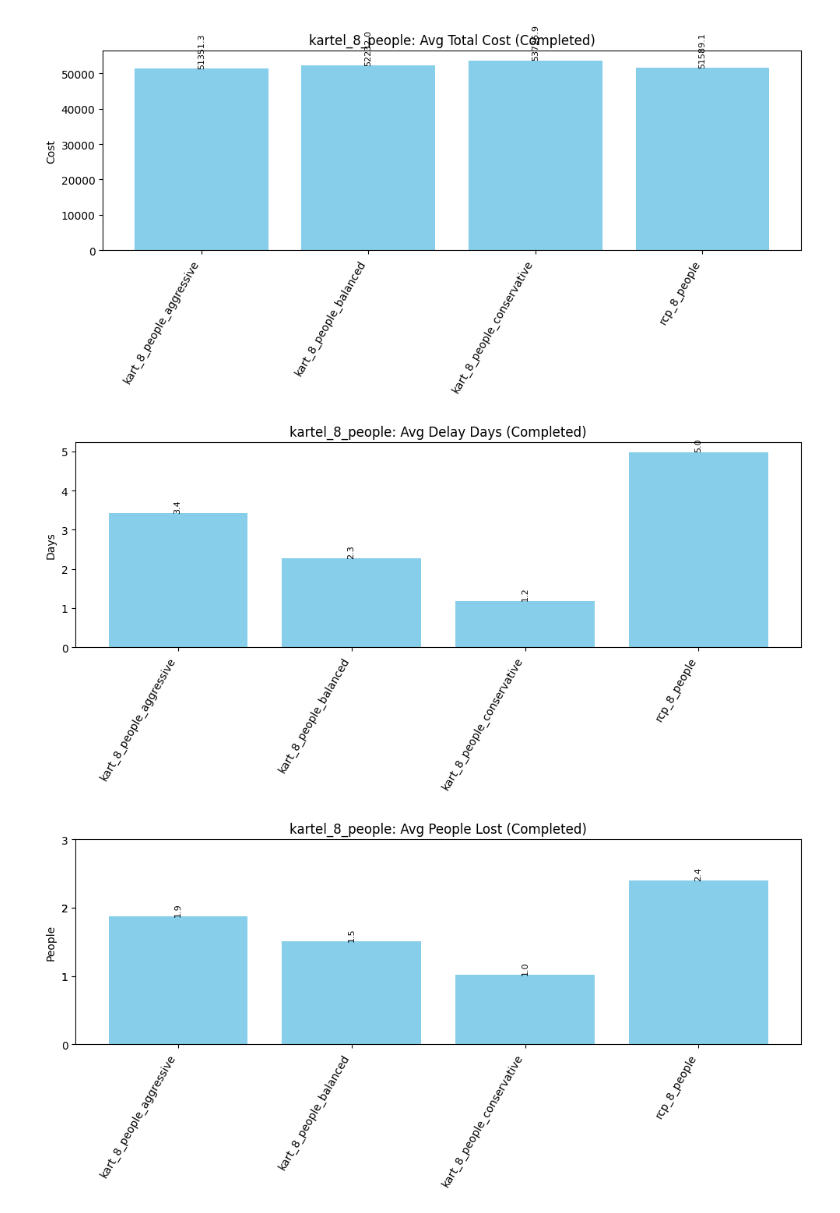
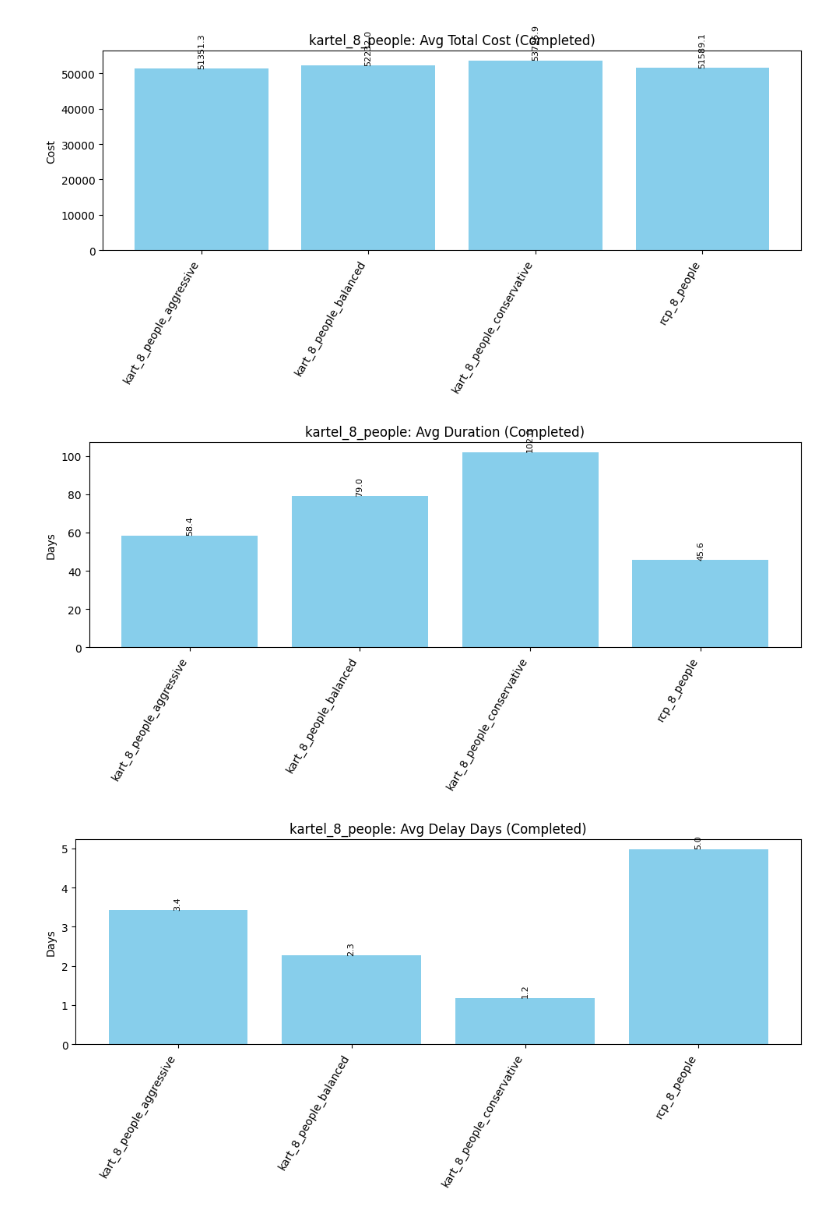
Before and after one commit to co-byte/project-management, a Jupyter notebook: Website/app/Untitled.ipynb, the cells around one changed output. Saved outputs shown, nothing was run; the diff lists cells and outputs as text; code cells hidden in the pictures.

Commit message:
chore: adds graphs of average project duration

```diff
--- a/Website/app/Untitled.ipynb
+++ b/Website/app/Untitled.ipynb
@@ -92,12 +92,14 @@ def plot_group(group_name, group_data):
     labels = [shorten_label(name) for name in group_data.keys()]
     completion = [v["completion_rate"] for v in group_data.values()]
     avg_costs = [np.mean(v["completed_total_cost"]) if v["completed_total_cost"] else 0 for v in group_data.values()]
+    avg_duration = [np.mean(v["completed_total_duration"]) if v["completed_total_duration"] else 0 for v in group_data.values()]
     avg_delays = [np.mean(v["completed_delay_days"]) if v["completed_delay_days"] else 0 for v in group_data.values()]
     avg_lost = [np.mean(v["completed_people_lost"]) if v["completed_people_lost"] else 0 for v in group_data.values()]
     avg_finished_on_fail = [np.mean(v["on_fail_finished_activities"]) if v["on_fail_finished_activities"] else 0 for v in group_data.values()]
 
     bar_plot(completion, labels, f"{group_name}: Completion Count", "Projects", highlight_zeros=True)
     bar_plot(avg_costs, labels, f"{group_name}: Avg Total Cost (Completed)", "Cost")
+    bar_plot(avg_duration, labels, f"{group_name}: Avg Duration (Completed)", "Days")
     bar_plot(avg_delays, labels, f"{group_name}: Avg Delay Days (Completed)", "Days", round_ticks=True)
     bar_plot(avg_lost, labels, f"{group_name}: Avg People Lost (Completed)", "People", round_ticks=True)
     bar_plot(avg_finished_on_fail, labels, f"{group_name}: Avg Finished Activities (Failed)", "Activities")
@@ -109,32 +111,32 @@ def plot_group(group_name, group_data):
             plt.figure(figsize=(8, 4))
             plt.bar(ids, counts, color='tomato')
             plt.title(f"{group_name.upper()} / {shorten_label(file_name)}: Failing Activities")
             plt.ylabel("Fail Count")
             plt.xticks(rotation=45)
             plt.tight_layout()
             plt.show()
 
 def print_group_stats(group_name, group_data):
     print(f"\n===== {group_name.upper()} GROUP SUMMARY =====")
     for file_name, stats in group_data.items():
         print(f"\n=== {shorten_label(file_name)} ===")
         if stats["completed_total_duration"]:
             print(f"  - Completed Duration Avg: {np.mean(stats['completed_total_duration']):.2f} | Stddev: {np.std(stats['completed_total_duration']):.2f}")
         if stats["on_fail_total_duration"]:
             print(f"  - Failed Duration Avg:    {np.mean(stats['on_fail_total_duration']):.2f} | Stddev: {np.std(stats['on_fail_total_duration']):.2f}")
         if stats["completed_total_cost"]:
             print(f"  - Cost Avg (Completed):   {np.mean(stats['completed_total_cost']):.2f} | Stddev: {np.std(stats['completed_total_cost']):.2f}")
         if stats["completed_total_completed"]:
             print(f"  - Total (150k - cost) Completed: Avg: {np.mean(stats['completed_total_completed']):.2f} | Stddev: {np.std(stats['completed_total_completed']):.2f}")
 
 # Run all
 for group_name, group_data in all_stats.items():
     plot_group(group_name, group_data)
 
 for group_name, group_data in all_stats.items():
     print_group_stats(group_name, group_data)
 # %% [output]
 [figure]
 [figure]
-[figure, old version]
+[figure, new version]
-[figure, old version]
+[figure, new version]
```
Also changed, not shown: parts of 1 cell of this notebook, 2 other files.
